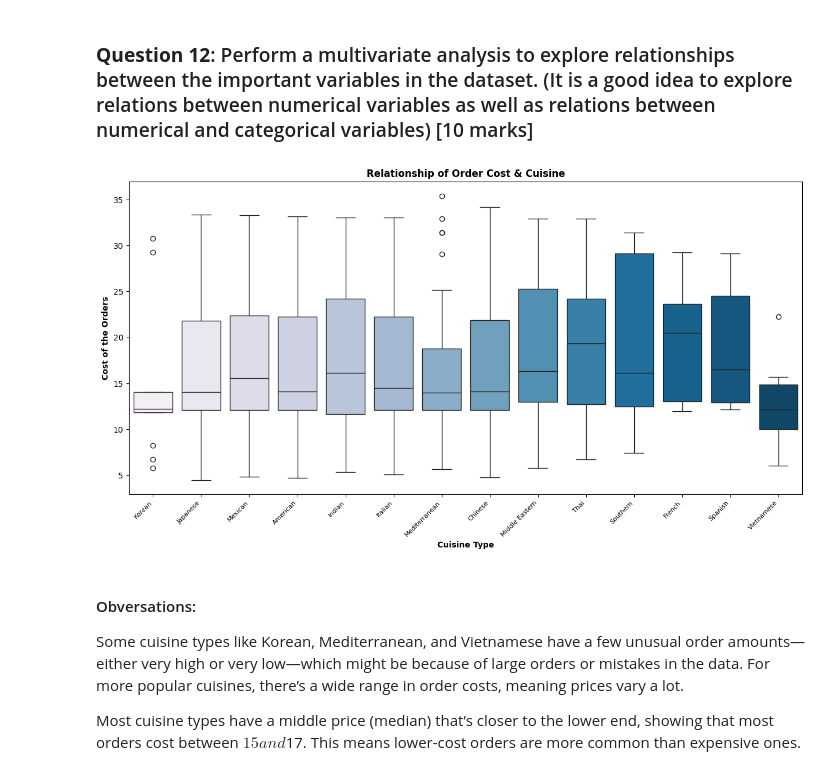
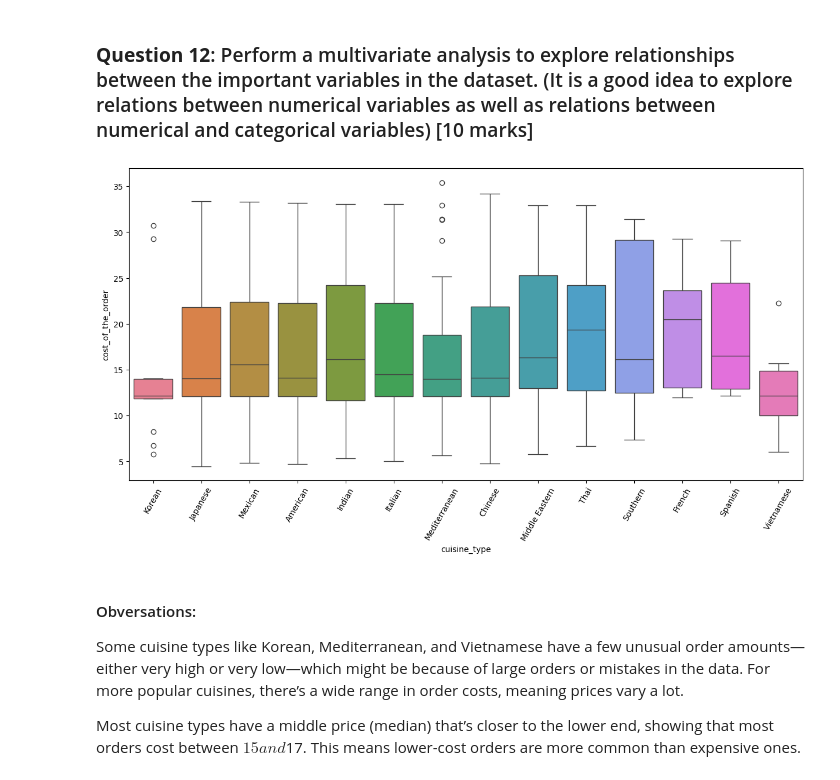
Before and after one commit to rohitdec01/AIML, a Jupyter notebook: 1_Food-Hub-Data-Analysis/rohit_PYF_Project_Learner_Notebook_Full_Code.ipynb, the cells around one changed output. Saved outputs shown, nothing was run; the diff lists cells and outputs as text; code cells hidden in the pictures.

```diff
--- a/1_Food-Hub-Data-Analysis/rohit_PYF_Project_Learner_Notebook_Full_Code.ipynb
+++ b/1_Food-Hub-Data-Analysis/rohit_PYF_Project_Learner_Notebook_Full_Code.ipynb
@@ -635,25 +594,15 @@ Customers who already enjoy a mix of food could still get offers, but those deal
 ### **Question 12**: Perform a multivariate analysis to explore relationships between the important variables in the dataset. (It is a good idea to explore relations between numerical variables as well as relations between numerical and categorical variables) [10 marks]
 # %%
 #### Cuisine vs Cost of the Order
-# %%
-# Write the code here
-# Examine the relationship between cost of the order and cuisine type.
-plt.figure(figsize=(15,7))
-
-# Create a boxplot to show the relationship between cost of the order and cuisine type.
-sns.boxplot(x = 'cuisine_type', y = 'cost_of_the_order', data = foodhub_df, palette = 'PuBu', hue = 'cuisine_type')
-
-# Set the labels, title, position, fontsize and alignment for the bar chart output.
-plt.xlabel('Cuisine Type', fontsize=10, fontweight='bold')
-plt.ylabel('Cost of the Orders', fontsize=10, fontweight='bold')
-plt.title('Relationship of Order Cost & Cuisine', fontsize=12, fontweight='bold')
-plt.xticks(rotation=45, fontsize=8, horizontalalignment='right')
-plt.xticks(rotation = 45)
-
-# Show the plot.
-plt.show()
-# %% [output]
-[figure, removed]
+# %%
+# boxplot to compare cost of the order vs cuisine type
+plt.figure(figsize=(15,7))
+sns.boxplot(x = 'cuisine_type', y = 'cost_of_the_order', data = foodhub_df, hue='cuisine_type')
+plt.xticks(rotation = 60)
+
+plt.show()
+# %% [output]
+[figure, added]
 # %% [markdown]
 #### Obversations:
 Some cuisine types like Korean, Mediterranean, and Vietnamese have a few unusual order amounts—either very high or very low—which might be because of large orders or mistakes in the data. For more popular cuisines, there’s a wide range in order costs, meaning prices vary a lot.
```
Also changed, not shown: parts of 8 cells of this notebook.
